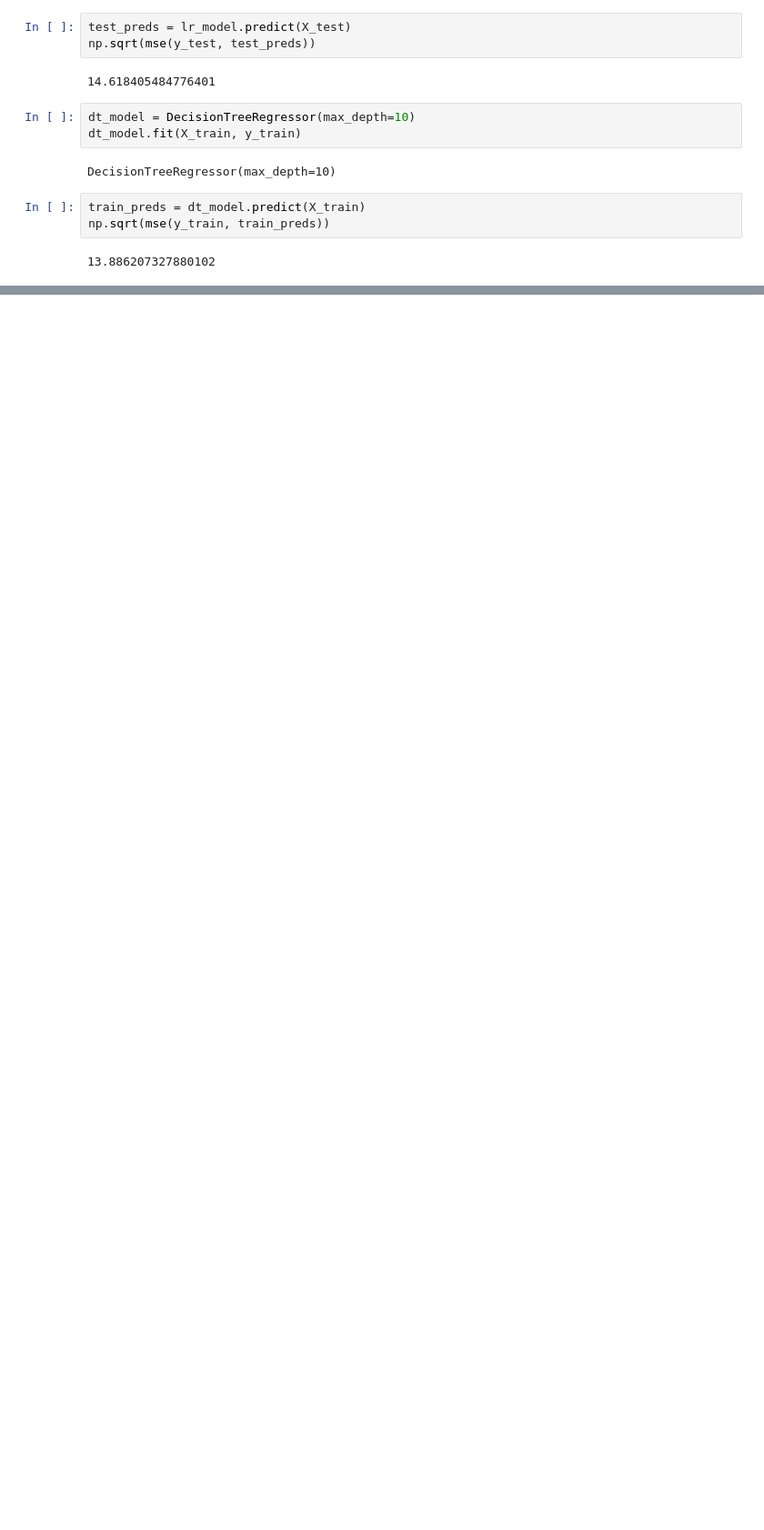
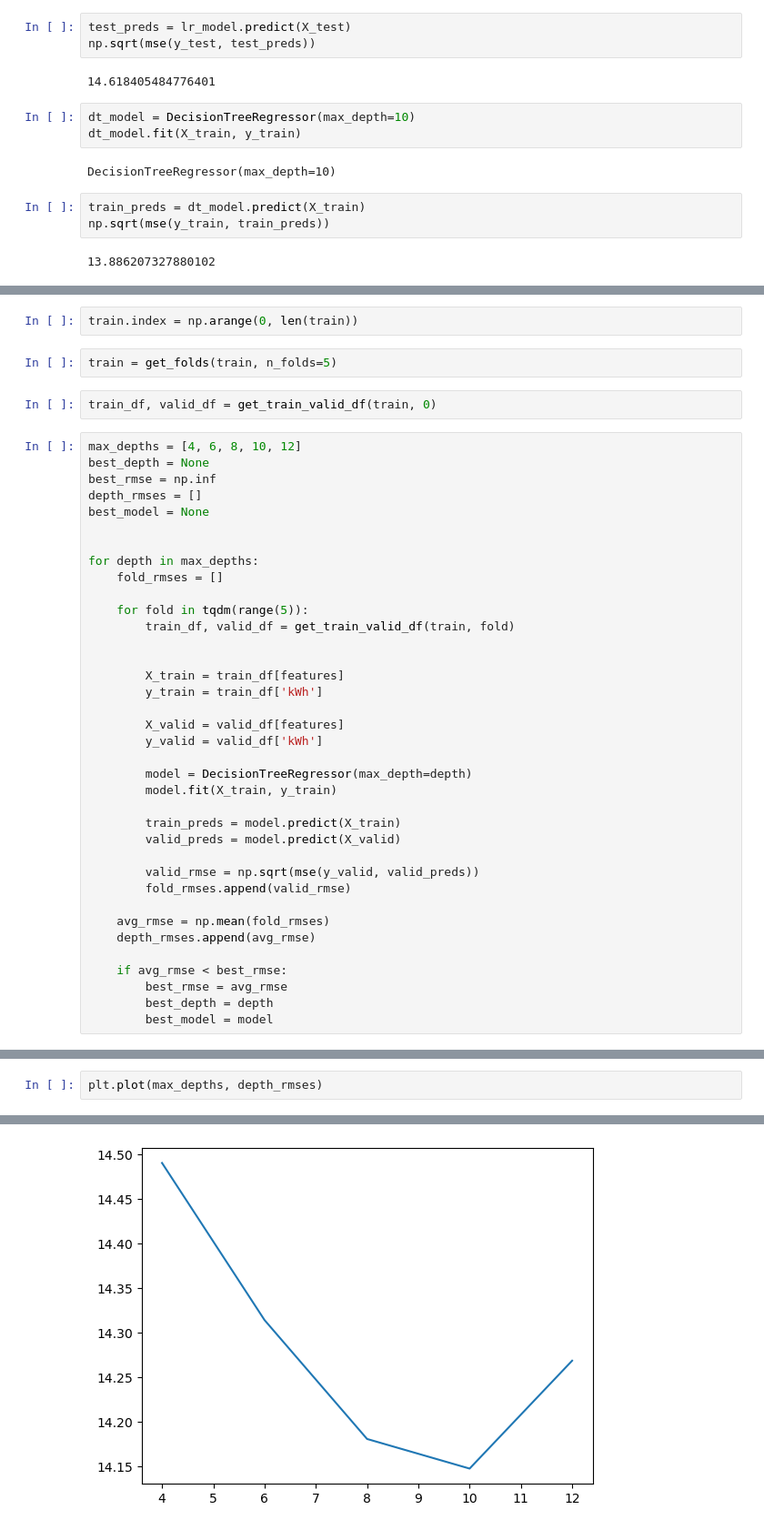
Before and after one commit to Lkupybida/ArtficialInteligenceCourseProject, a Jupyter notebook: first_models.ipynb, the cells around one changed output, grey strips where cells are left out. Shown at 91% size. Saved outputs shown, nothing was run; the diff lists cells and outputs as text; blank space fills up the shorter version.

Commit message:
Very interesting plot

```diff
--- a/first_models.ipynb
+++ b/first_models.ipynb
@@ -149,0 +137,43 @@ Test RMSE: 14.095436294824696
+# %%
+train.index = np.arange(0, len(train))
+# %%
+train = get_folds(train, n_folds=5)
+# %%
+train_df, valid_df = get_train_valid_df(train, 0)
+# %%
+max_depths = [4, 6, 8, 10, 12]
+best_depth = None
+best_rmse = np.inf
+depth_rmses = []
+best_model = None
+
+
+for depth in max_depths:
+    fold_rmses = []
+
+    for fold in tqdm(range(5)):
+        train_df, valid_df = get_train_valid_df(train, fold)
+
+
+        X_train = train_df[features]
+        y_train = train_df['kWh']
+
+        X_valid = valid_df[features]
+        y_valid = valid_df['kWh']
+
+        model = DecisionTreeRegressor(max_depth=depth)
+        model.fit(X_train, y_train)
+
+        train_preds = model.predict(X_train)
+        valid_preds = model.predict(X_valid)
+
+        valid_rmse = np.sqrt(mse(y_valid, valid_preds))
+        fold_rmses.append(valid_rmse)
+
+    avg_rmse = np.mean(fold_rmses)
+    depth_rmses.append(avg_rmse)
+
+    if avg_rmse < best_rmse:
+        best_rmse = avg_rmse
+        best_depth = depth
+        best_model = model
@@ -149,0 +188,3 @@ Test RMSE: 14.095436294824696
+# %%
+plt.plot(max_depths, depth_rmses)
+# %% [output]
@@ -149,0 +192 @@ Test RMSE: 14.095436294824696
+[figure, added]
```
Also changed, not shown: parts of 14 cells of this notebook.
